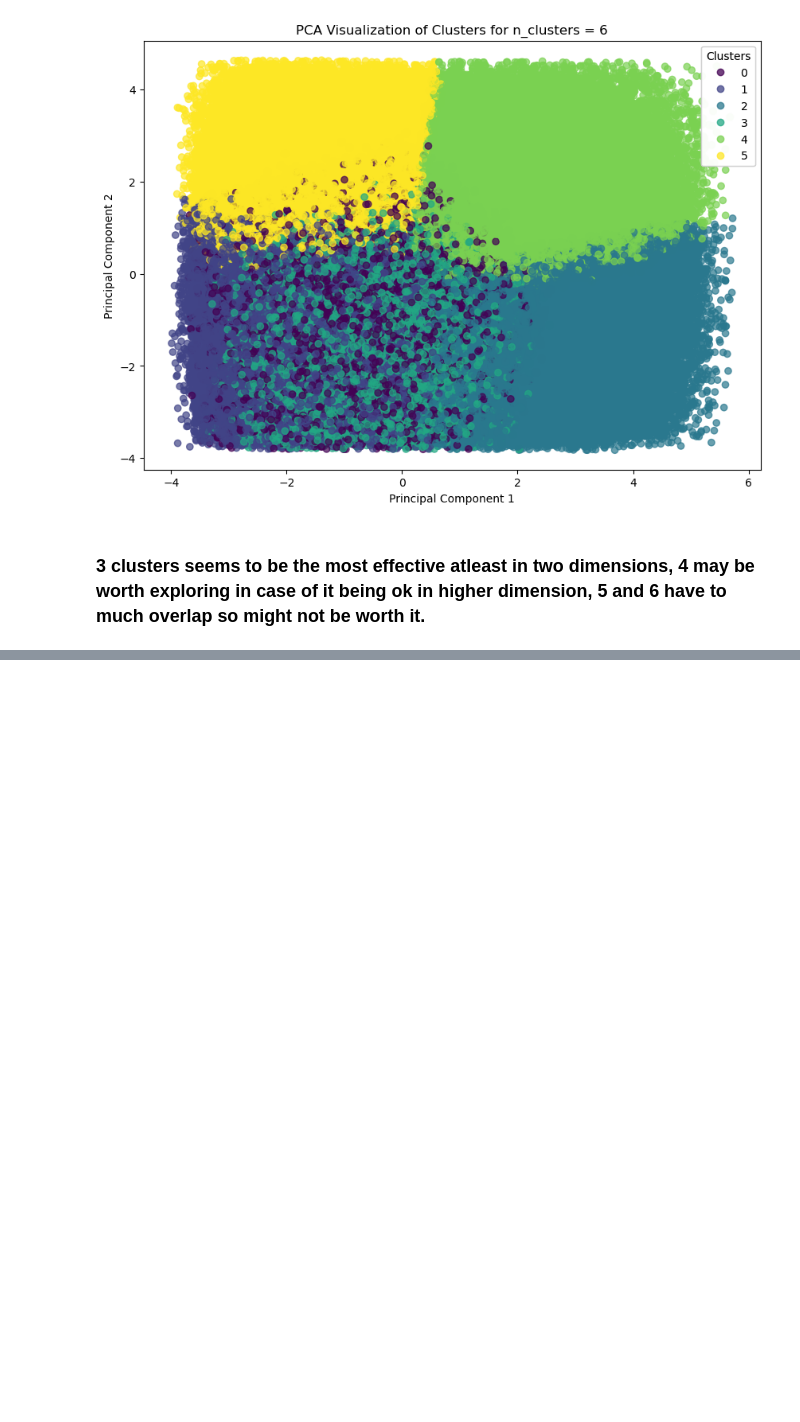
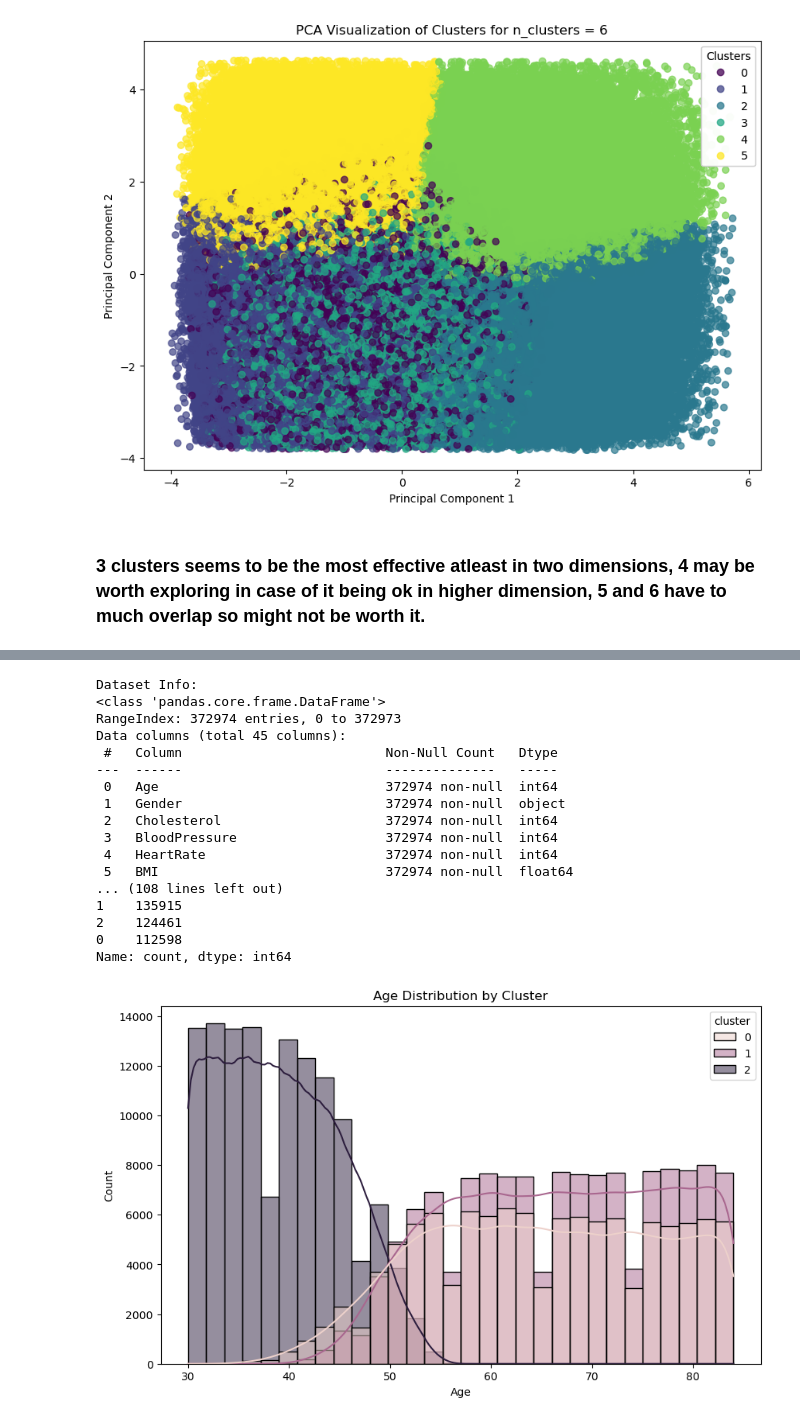
Before and after one commit to outsider1113/dsc148_proj, a Jupyter notebook: clustering.ipynb, the cells around one changed output, grey strips where cells are left out. Saved outputs shown, nothing was run; the diff lists cells and outputs as text; code cells hidden in the pictures; blank space fills up the shorter version.

```diff
--- a/clustering.ipynb
+++ b/clustering.ipynb
@@ -204,0 +226,80 @@ data_3clusters.head()
+# %%
+# Basic Dataset Overview
+print("Dataset Info:")
+print(data_3clusters.info())
+print("\nSummary Statistics:")
+print(data_3clusters.describe())
+
+# Cluster Distribution
+print("\nCluster Counts:")
+print(data_3clusters['cluster'].value_counts())
+
+
+
+plt.figure(figsize=(10, 6))
+sns.histplot(data=data_3clusters, x='Age', hue='cluster', kde=True, bins=30)
+plt.title("Age Distribution by Cluster")
+plt.xlabel("Age")
+plt.ylabel("Count")
+plt.show()
+
+plt.figure(figsize=(10, 6))
+sns.boxplot(x='cluster', y='Cholesterol', data=data_3clusters)
+plt.title("Cholesterol Levels by Cluster")
+plt.xlabel("Cluster")
+plt.ylabel("Cholesterol")
+plt.show()
+
+plt.figure(figsize=(10, 6))
+sns.boxplot(x='cluster', y='BMI', data=data_3clusters)
+plt.title("BMI by Cluster")
+plt.xlabel("Cluster")
+plt.ylabel("BMI")
+plt.show()
+
+plt.figure(figsize=(10, 6))
+sns.boxplot(x='cluster', y='risk_factor_count', data=data_3clusters)
+plt.title("Risk Factor Count by Cluster")
+plt.xlabel("Cluster")
+plt.ylabel("Risk Factor Count")
+plt.show()
+
+plt.figure(figsize=(12, 10))
+corr_matrix = data_3clusters.select_dtypes(include=['int64', 'float64']).corr()
+sns.heatmap(corr_matrix, annot=True, fmt=".2f", cmap='coolwarm')
+plt.title("Correlation Heatmap of Numerical Features")
+plt.show()
+
+plt.figure(figsize=(10, 6))
+sns.countplot(x='Gender', hue='cluster', data=data_3clusters)
+plt.title("Gender Distribution by Cluster")
+plt.xlabel("Gender")
+plt.ylabel("Count")
+plt.show()
+
+plt.figure(figsize=(10, 6))
+sns.countplot(x='Diet', hue='cluster', data=data_3clusters)
+plt.title("Diet Distribution by Cluster")
+plt.xlabel("Diet")
+plt.ylabel("Count")
+plt.xticks(rotation=45)
+plt.show()
+# %% [output]
+Dataset Info:
+<class 'pandas.core.frame.DataFrame'>
+RangeIndex: 372974 entries, 0 to 372973
+Data columns (total 45 columns):
+ #   Column                          Non-Null Count   Dtype
+---  ------                          --------------   -----
+ 0   Age                             372974 non-null  int64
+ 1   Gender                          372974 non-null  object
+ 2   Cholesterol                     372974 non-null  int64
+ 3   BloodPressure                   372974 non-null  int64
+ 4   HeartRate                       372974 non-null  int64
+ 5   BMI                             372974 non-null  float64
+... (108 lines left out)
+1    135915
+2    124461
+0    112598
+Name: count, dtype: int64
+[figure, added]
```
Also changed, not shown: parts of 7 cells of this notebook, 1 other file.
